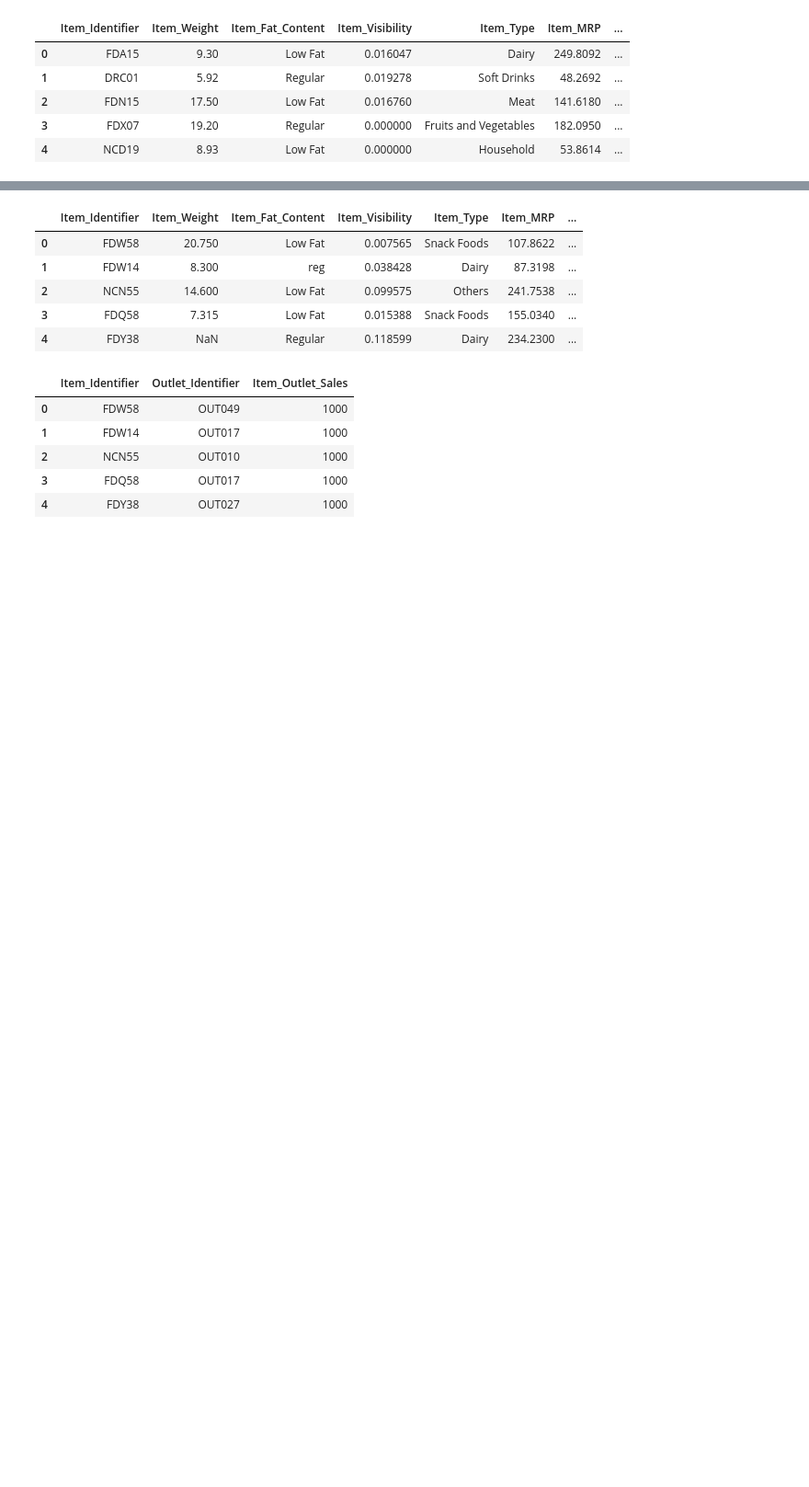
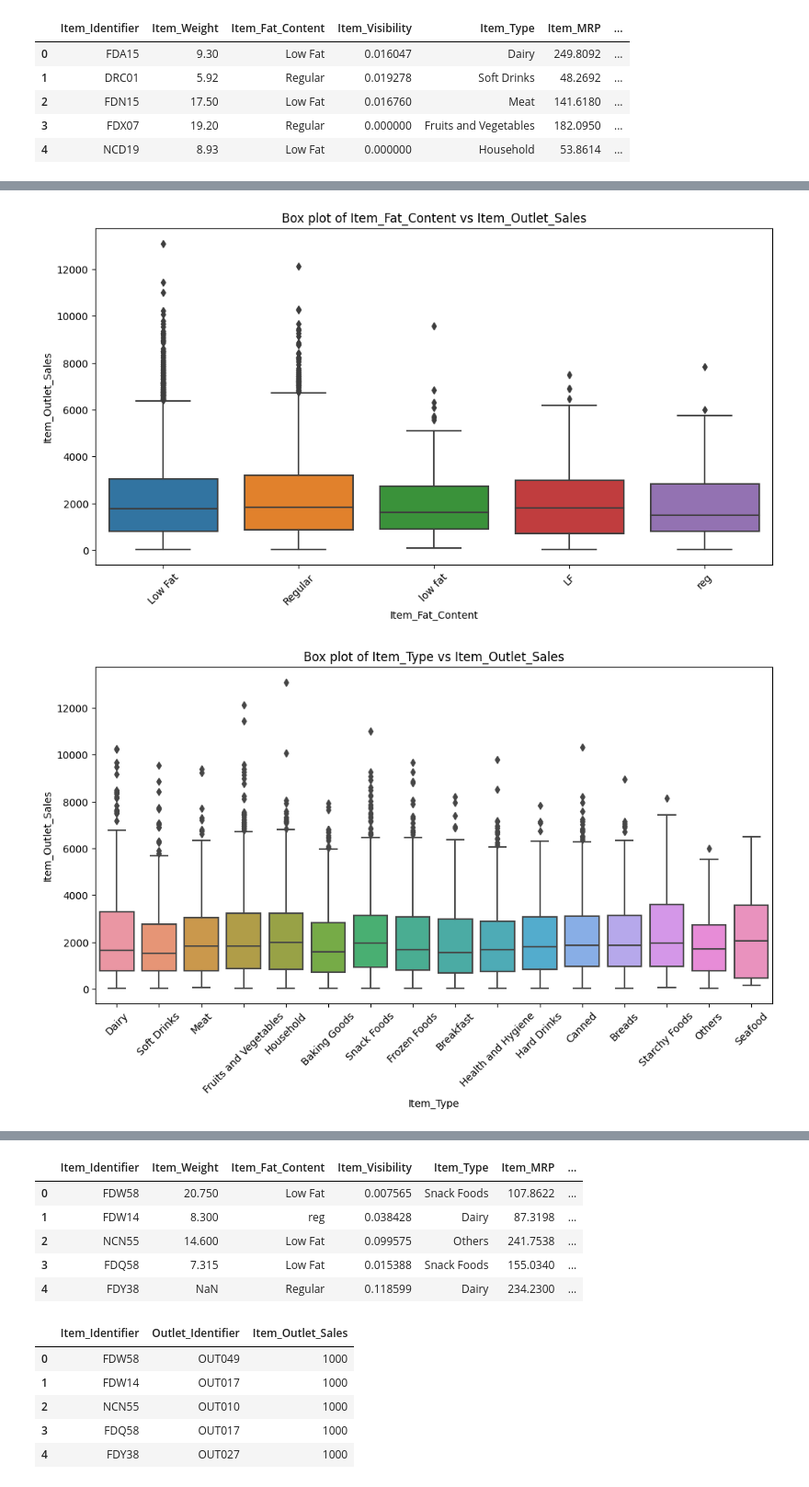
Before and after one commit to shanOnline99/Big-Mart-Sale-Prediction, a Jupyter notebook: Big_Mart_Sale_Prediction.ipynb, the cells around one changed output, grey strips where cells are left out. Shown at 92% size. Saved outputs shown, nothing was run; the diff lists cells and outputs as text; code cells hidden in the pictures; blank space fills up the shorter version.

```diff
--- a/Big_Mart_Sale_Prediction.ipynb
+++ b/Big_Mart_Sale_Prediction.ipynb
@@ -63,0 +80,12 @@ trainDf.head()
+# %%
+categorical_features = ['Item_Fat_Content', 'Item_Type', 'Outlet_Identifier', 'Outlet_Size', 'Outlet_Location_Type', 'Outlet_Type']
+
+for feature in categorical_features:
+    plt.figure(figsize=(12, 6))
+    sns.boxplot(x=feature, y='Item_Outlet_Sales', data=trainDf)
+    plt.title(f'Box plot of {feature} vs Item_Outlet_Sales')
+    plt.xticks(rotation=45)
+    plt.show()
+# %% [output]
+[figure, added]
+[figure, added]
```
Also changed, not shown: parts of 33 cells of this notebook.
